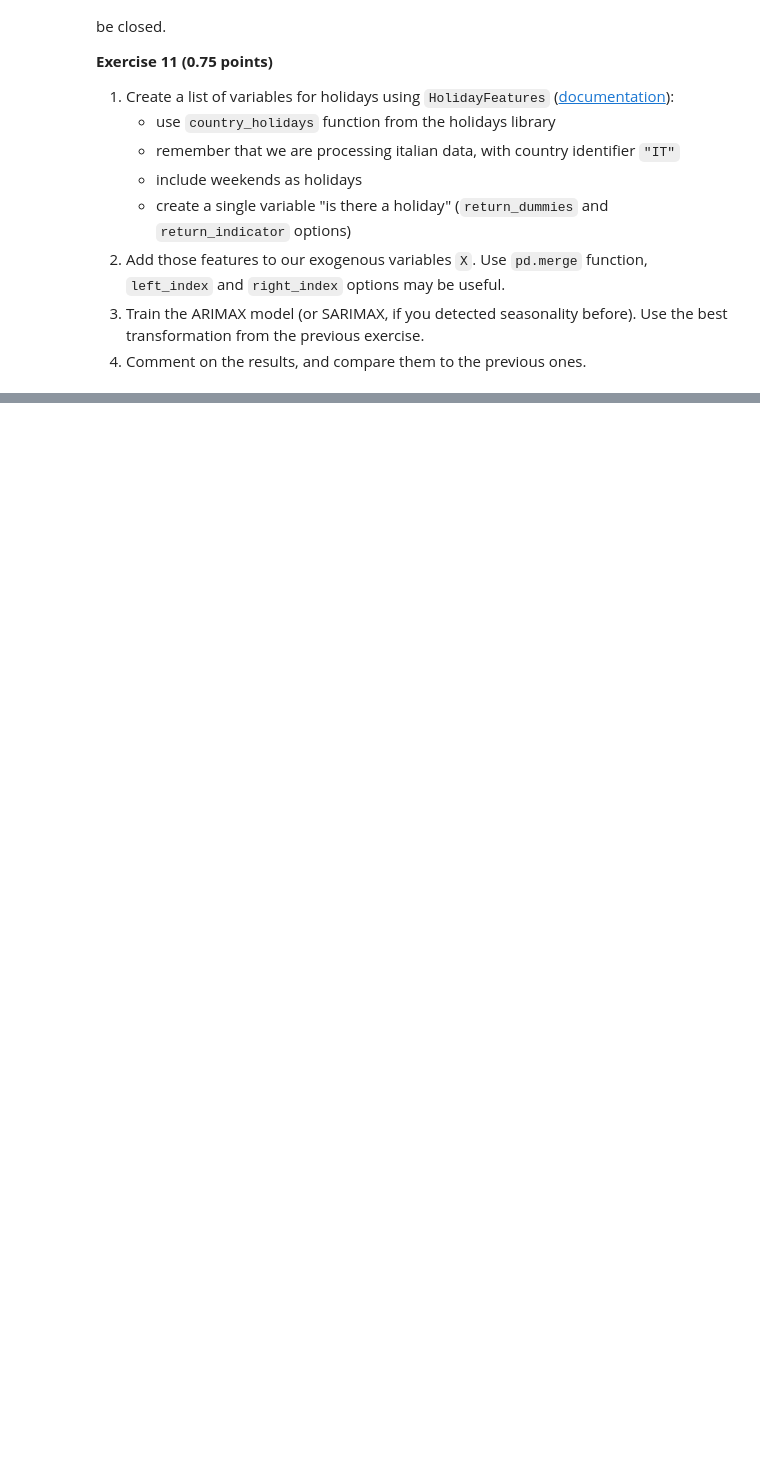
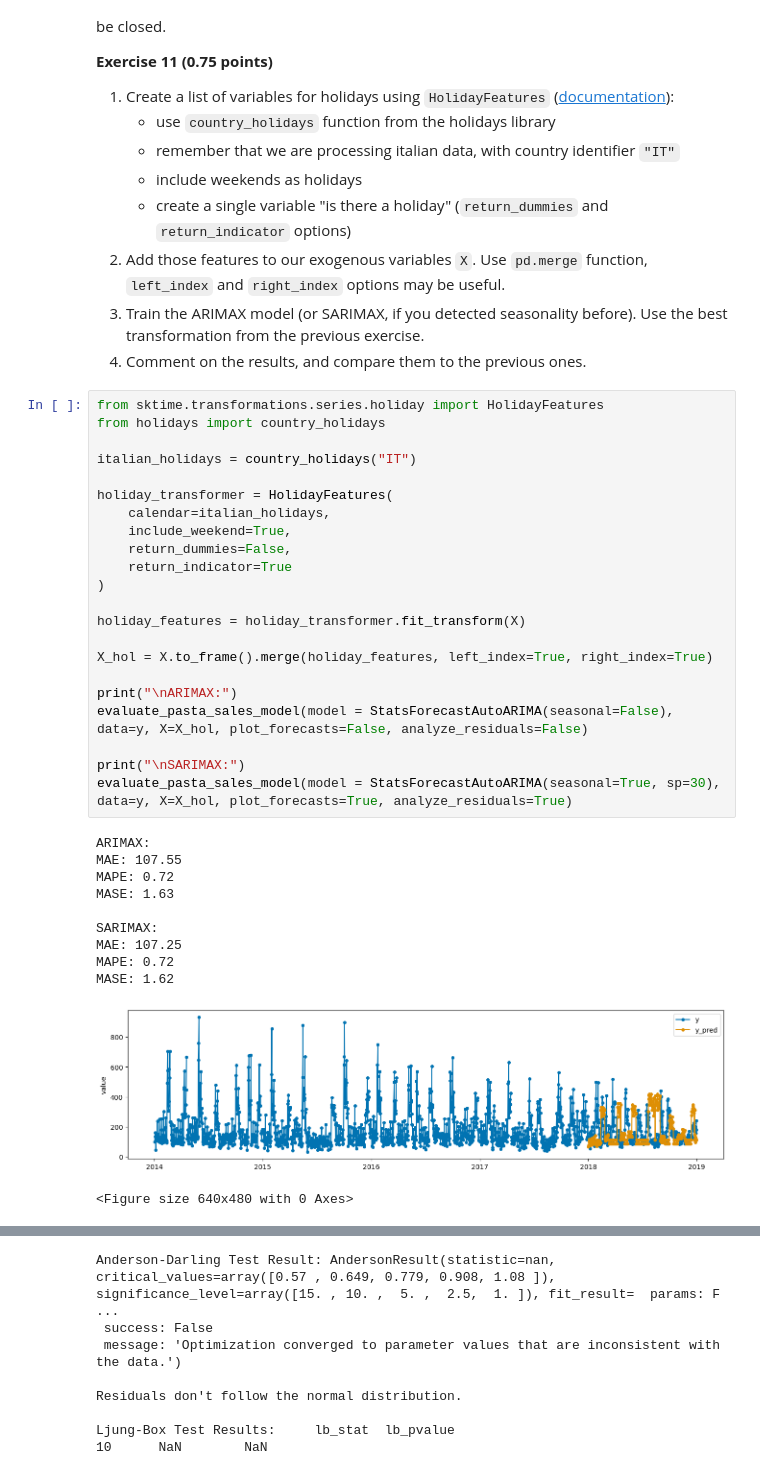
Before and after one commit to mwardynski/machine-learning, a Jupyter notebook: lab4-5/lab4.ipynb, the cells around one changed output, grey strips where cells are left out. Saved outputs shown, nothing was run; the diff lists cells and outputs as text; blank space fills up the shorter version.

```diff
--- a/lab4-5/lab4.ipynb
+++ b/lab4-5/lab4.ipynb
@@ -804,3 +884,37 @@ Exogenous variables can be expanded with feature engineering. For example, the b
 2. Add those features to our exogenous variables `X`. Use `pd.merge` function, `left_index` and `right_index` options may be useful.
 3. Train the ARIMAX model (or SARIMAX, if you detected seasonality before). Use the best transformation from the previous exercise.
 4. Comment on the results, and compare them to the previous ones.
+# %%
+from sktime.transformations.series.holiday import HolidayFeatures
+from holidays import country_holidays
+
+italian_holidays = country_holidays("IT")
+
+holiday_transformer = HolidayFeatures(
+    calendar=italian_holidays,
+    include_weekend=True,
+    return_dummies=False,
+    return_indicator=True
+)
+
+holiday_features = holiday_transformer.fit_transform(X)
+
+X_hol = X.to_frame().merge(holiday_features, left_index=True, right_index=True)
+
+print("\nARIMAX:")
+evaluate_pasta_sales_model(model = StatsForecastAutoARIMA(seasonal=False), data=y, X=X_hol, plot_forecasts=False, analyze_residuals=False)
+
+print("\nSARIMAX:")
+evaluate_pasta_sales_model(model = StatsForecastAutoARIMA(seasonal=True, sp=30), data=y, X=X_hol, plot_forecasts=True, analyze_residuals=True)
+# %% [output]
+ARIMAX:
+MAE: 107.55
+MAPE: 0.72
+MASE: 1.63
+
+SARIMAX:
+MAE: 107.25
+MAPE: 0.72
+MASE: 1.62
+[figure, added]
+<Figure size 640x480 with 0 Axes>
@@ -807,2 +922,10 @@ Exogenous variables can be expanded with feature engineering. For example, the b
+Anderson-Darling Test Result: AndersonResult(statistic=nan, critical_values=array([0.57 , 0.649, 0.779, 0.908, 1.08 ]), significance_level=array([15. , 10. ,  5. ,  2.5,  1. ]), fit_result=  params: F ...
+ success: False
+ message: 'Optimization converged to parameter values that are inconsistent with the data.')
+
+Residuals don't follow the normal distribution.
+
+Ljung-Box Test Results:     lb_stat  lb_pvalue
+10      NaN        NaN
 # %% [markdown]
 // comment here
```
Also changed, not shown: parts of 17 cells of this notebook.
